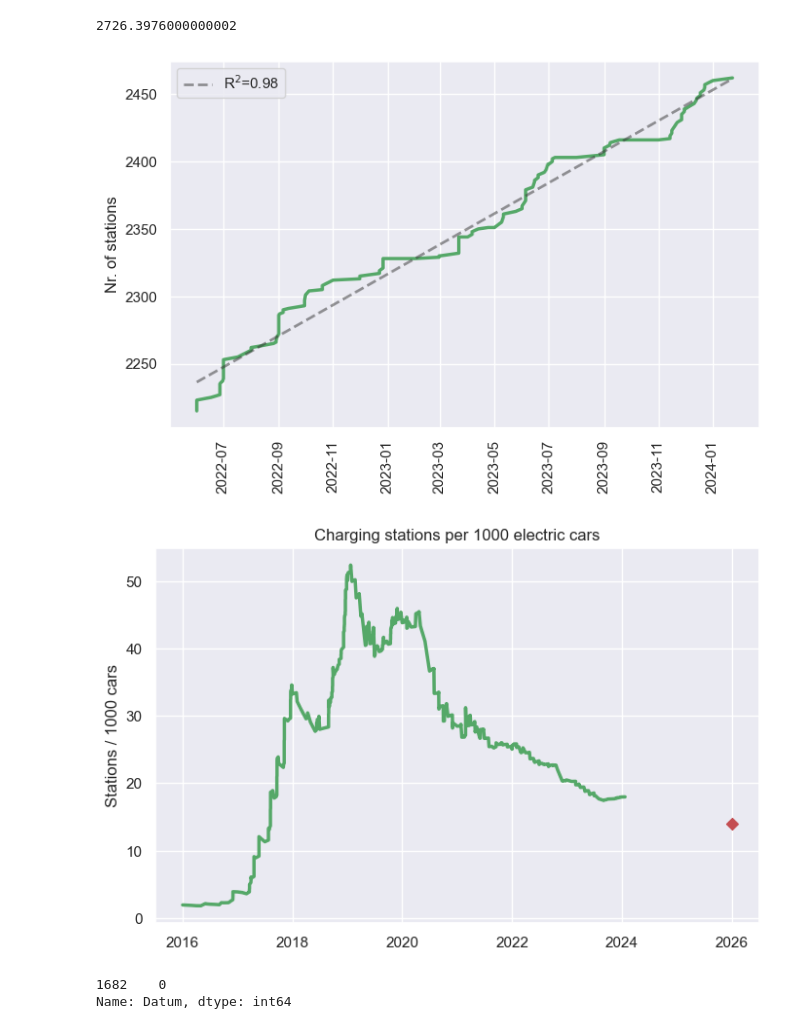
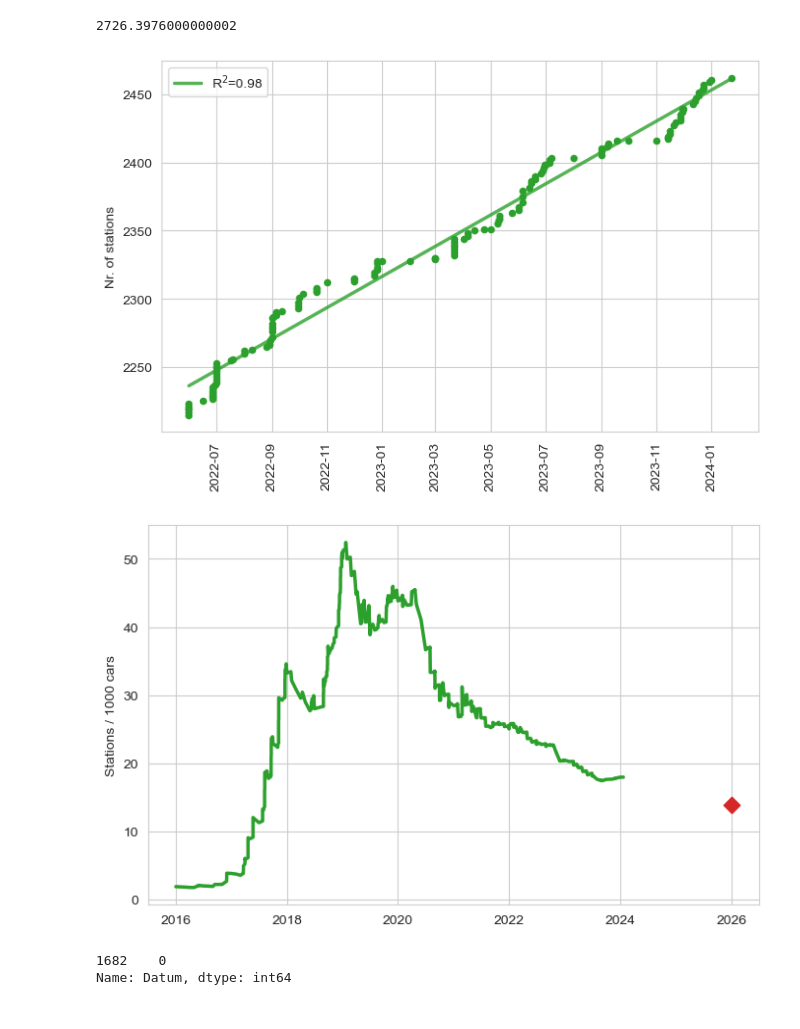
Before and after one commit to Kuroneko369/Muc_electro_vehicles, a Jupyter notebook: notebooks/ladestationen_georg.ipynb, the cells around one changed output. Cells and saved outputs as stored; diff of their text form; code cells hidden in the pictures.

Commit message:
plot update

```diff
--- a/notebooks/ladestationen_georg.ipynb
+++ b/notebooks/ladestationen_georg.ipynb
@@ -5,7 +5,7 @@ import pandas as pd
 import matplotlib.pyplot as plt
 import seaborn as sns
 # %%
-sns.set()
-sns.set_style('darkgrid')
-sns.color_palette("pastel")
+#sns.set()
+sns.set_style('whitegrid')
+#sns.color_palette("pastel")
 #sns.set(rc={'axes.facecolor':'palegreen'})
@@ -509,11 +429,11 @@ pred_ratio = pred/pred_komb_2026
 # %%
 fig, ax = plt.subplots(figsize=(8,5))
 
-ax.plot(df_BNA_kfz_merge.loc[123:,:]["Datum"], df_BNA_kfz_merge.loc[123:,:]["Ladepunkte"], linewidth=2.5, color="C2")
-ax.plot(df_BNA_kfz_merge.loc[123:,:]["Datum"], fitted_values, linewidth=2, color="0.2", alpha=0.5, linestyle="--", label="R$^2$=0.98")
+ax.scatter(df_BNA_kfz_merge.loc[123:,:]["Datum"], df_BNA_kfz_merge.loc[123:,:]["Ladepunkte"], 20, color="C2")
+ax.plot(df_BNA_kfz_merge.loc[123:,:]["Datum"], fitted_values, linewidth=2.5, color="C2", alpha=0.8, linestyle="-", label="R$^2$=0.98")
 #ax.set_title("E-charging stations in Munich")
 ax.set_ylabel("Nr. of stations")
-#ax.set_xlabel("Year")
+#ax.set_title("Regression on charging stations", fontsize=14)
 ax.tick_params(axis='x', labelrotation=90)
 #plt.grid()
 #plt.savefig('E-charg_MUC.png', bbox_inches='tight')
@@ -521,21 +441,20 @@ ax.legend()
 plt.savefig('../pic/Echargers_regression.png', bbox_inches='tight')
 plt.show()
 # %% [output]
-[figure, old version]
+[figure, new version]
 # %%
 fig, ax = plt.subplots(figsize=(8,5))
 ax.plot(df_BNA_kfz_merge["Datum"], df_BNA_kfz_merge["Ladepunkte"]/df_BNA_kfz_merge["komb"]*1000, linewidth=2.5, color="C2")
-ax.scatter(datetime.strptime("2026-01-01", '%Y-%m-%d').date(), pred_ratio*1000, color="C3", marker ="D")
-#ax.set_title("E-charging stations in Munich")
+ax.scatter(datetime.strptime("2026-01-01", '%Y-%m-%d').date(), pred_ratio*1000, 70, color="C3", marker ="D")
 ax.set_ylabel("Stations / 1000 cars")
-ax.set_title("Charging stations per 1000 electric cars")
+#ax.set_title("Charging stations per electric car", fontsize=14)
 #ax.set_xlabel("Year")
 #plt.grid()
 #plt.savefig('E-charg_MUC.png', bbox_inches='tight')
 plt.savefig('../pic/Echargers_per_car_year.png', bbox_inches='tight')
 plt.show()
 # %% [output]
-[figure, old version]
+[figure, new version]
 # %%
 date2019 = (df_BNA_kfz_merge["Datum"][df_BNA_kfz_merge["Datum"]== "2024-01-01"] - pd.Timestamp("2024-01-01")) // pd.Timedelta('1d')
 date2019
```
Also changed, not shown: parts of 20 cells of this notebook, 5 other files.
